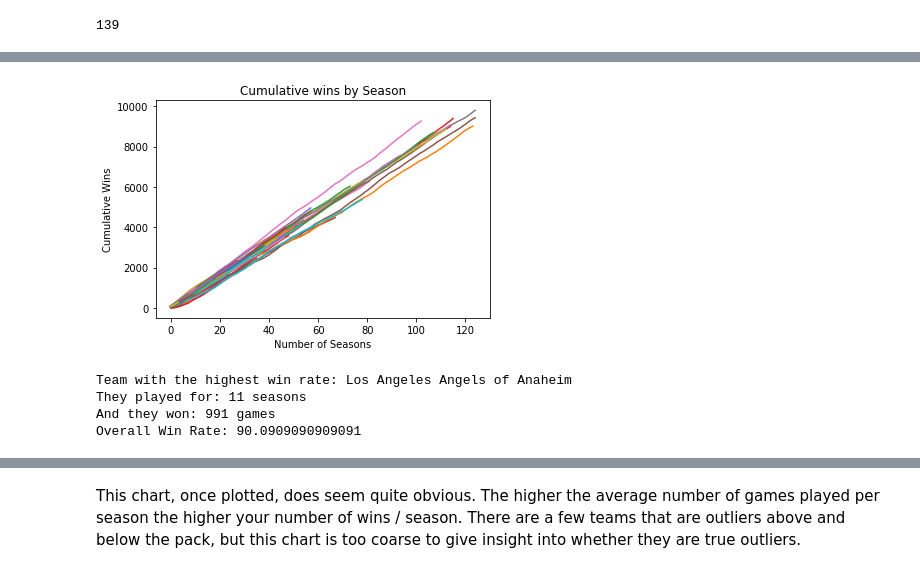
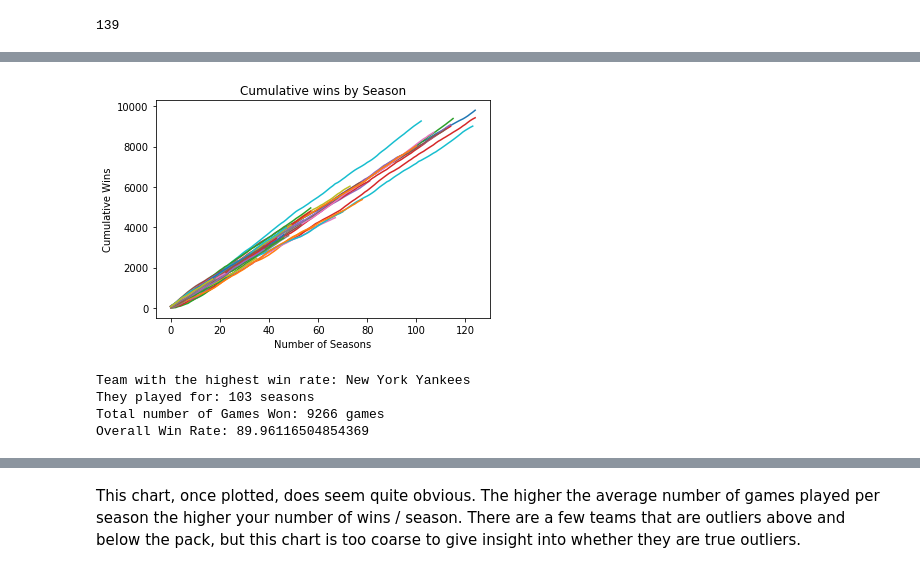
Before and after one commit to mgood13/data_analytics_project1, a Jupyter notebook: Teams_Analysis.ipynb, the cells around one changed output, grey strips where cells are left out. Saved outputs shown, nothing was run; the diff lists cells and outputs as text; code cells hidden in the pictures.

```diff
--- a/Teams_Analysis.ipynb
+++ b/Teams_Analysis.ipynb
@@ -63,41 +55,55 @@ small_df
 # %%
 # In this cell we loop through each team and plot their cumulative wins over the number of seasons they've played
 count = 0
 winrate = 0
 teamwinner = ""
 numseason = 0
 numwins = 0
 winratedictionary = {}
+
+
 for team in teamnames:
+    # Create a temporary dataframe with all of the data for a given team
     temp_df = small_df.loc[small_df['name'] == team,:]
+
+    # Count the number of seasons they've been in the league
     seasons = temp_df['name'].count()
+
+    # Grab the last value in the Cumulative Wins column and divide it by the number of seasons to get the average
+    # number of wins / season, we will call this variable 'Win Rate' going forward
     calc = temp_df['Cumulative Wins'].iloc[-1] / seasons
     winratedictionary[team] = []
     winratedictionary[team].append(calc)
 
-    plt.plot(range(temp_df['name'].count()),temp_df['Cumulative Wins'])
+    # To avoid an incredible amount of clutter in the lower corner of our graph we filter out all the teams that were
+    # Or have only been around for a short time.
+    if seasons > 15:
 
-    if calc > winrate:
-        teamwinner = team
-        winrate = calc
-        numseason = seasons
-        numwins = temp_df['Cumulative Wins'].iloc[-1]
+        plt.plot(range(temp_df['name'].count()),temp_df['Cumulative Wins'])
+
+        # Each loop determine if the current team is the new highest win rate
+        # This is inside the loop to prevent 'Flash in the pan' teams from dominating our win rate values
+        if calc > winrate:
+            teamwinner = team
+            winrate = calc
+            numseason = seasons
+            numwins = temp_df['Cumulative Wins'].iloc[-1]
 
 plt.title('Cumulative wins by Season')
 plt.xlabel('Number of Seasons')
 plt.ylabel('Cumulative Wins')
 plt.show()
 
 # Print out the team with the highest win rate
 # It actually is not the line that we see with a higher slope than the rest of them, this team has only been around
 # for 11 seasons
 print("Team with the highest win rate: " + teamwinner)
 print('They played for: ' + str(numseason) + ' seasons')
-print('And they won: ' + str(numwins) + ' games')
+print('Total number of Games Won: ' + str(numwins) + ' games')
 print('Overall Win Rate: ' + str(winrate))
 # %% [output]
-[figure, old version]
+[figure, new version]
-Team with the highest win rate: Los Angeles Angels of Anaheim
-They played for: 11 seasons
-And they won: 991 games
-Overall Win Rate: 90.0909090909091
+Team with the highest win rate: New York Yankees
+They played for: 103 seasons
+Total number of Games Won: 9266 games
+Overall Win Rate: 89.96116504854369
```
Also changed, not shown: parts of 13 cells of this notebook, 1 other file.
